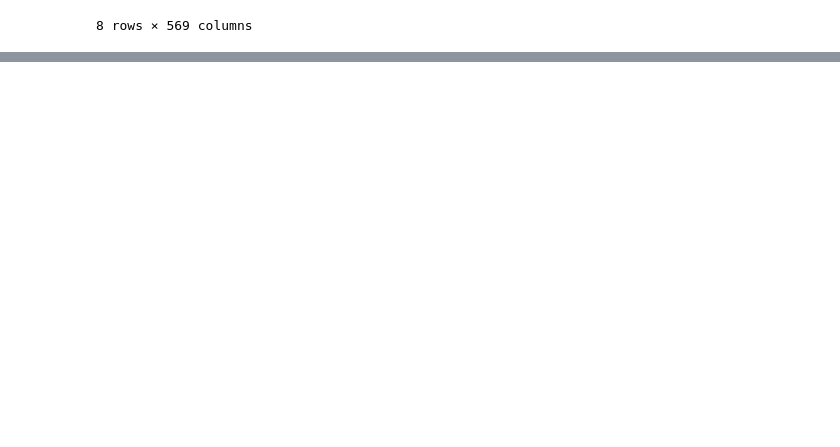
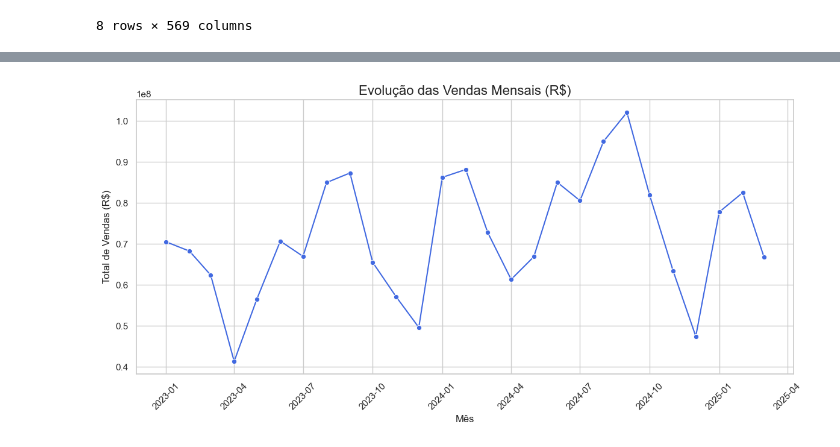
Before and after one commit to dingosin/brincadados, a Jupyter notebook: analisedados.ipynb, the cells around one changed output, grey strips where cells are left out. Saved outputs shown, nothing was run; the diff lists cells and outputs as text; code cells hidden in the pictures; blank space fills up the shorter version.

Commit message:
Add files via upload
Calculo das previsões de três meses de venda

```diff
--- a/analisedados.ipynb
+++ b/analisedados.ipynb
@@ -745,0 +786,8 @@ contingency_table2
+# %%
+df_main['data'] = pd.to_datetime(df_main['data'], errors='coerce')
+# %%
+df_main['ano_mes'] = df_main['data'].dt.to_period('M')
+# %%
+vendas_mensais = df_main.groupby('ano_mes')['venda_total'].sum().reset_index()
+# %%
+vendas_mensais['data'] = vendas_mensais['ano_mes'].dt.to_timestamp()
@@ -745,0 +813,17 @@ contingency_table2
+# %%
+# Configura estilo bonito
+sns.set(style='whitegrid')
+
+# Gráfico
+plt.figure(figsize=(12, 6))
+sns.lineplot(data=vendas_mensais, x='data', y='venda_total', marker='o', color='royalblue')
+
+plt.title('Evolução das Vendas Mensais (R$)', fontsize=16)
+plt.xlabel('Mês')
+plt.ylabel('Total de Vendas (R$)')
+plt.xticks(rotation=45)
+plt.tight_layout()
+plt.grid(True)
+plt.show()
+# %% [output]
+[figure, added]
```
Also changed, not shown: parts of 6 cells of this notebook.
